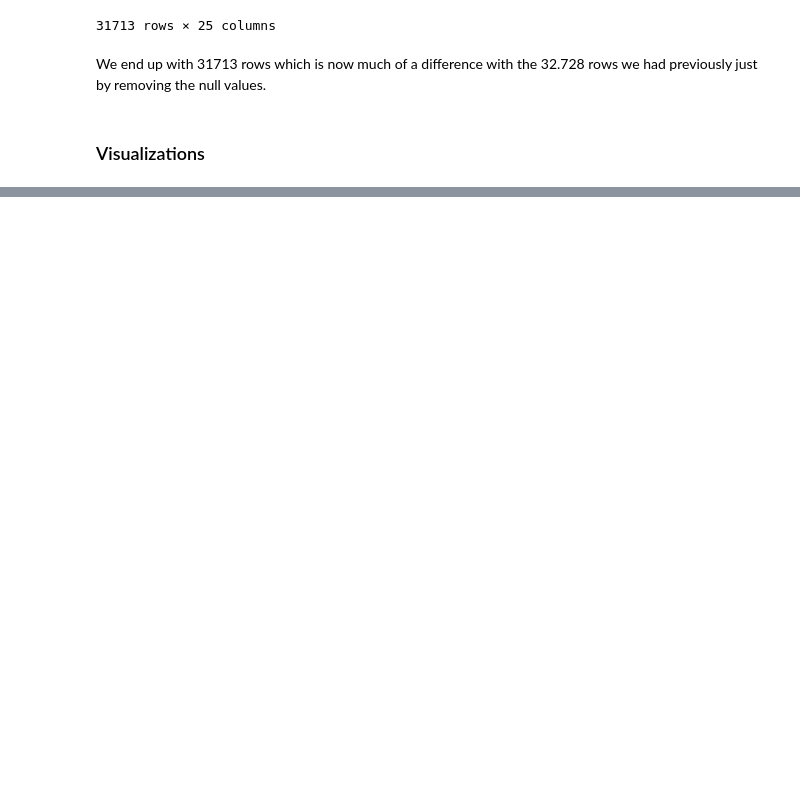
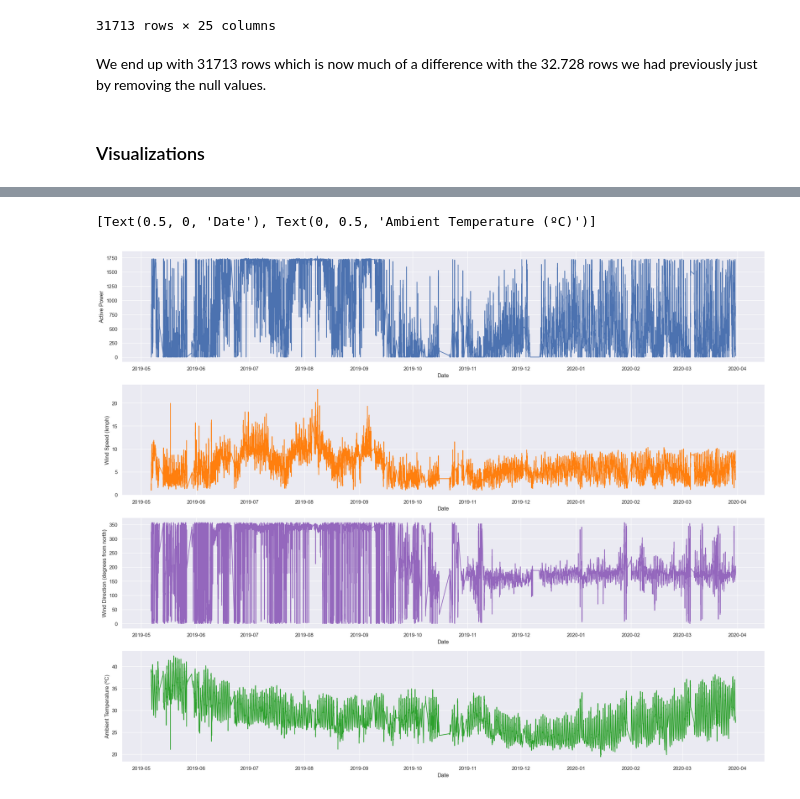
Before and after one commit to acrulopez/data-mining-UPM, a Jupyter notebook: Project.ipynb, the cells around one changed output, grey strips where cells are left out. Cells and saved outputs as stored; diff of their text form; code cells hidden in the pictures; blank space fills up the shorter version.

Commit message:
plots generated

```diff
--- a/Project.ipynb
+++ b/Project.ipynb
@@ -164,0 +178,14 @@ We end up with 31713 rows which is now much of a difference with the 32.728 rows
+# %%
+fig, ax = plt.subplots(4, figsize=(25, 20))
+
+ax[0].plot(df["Date"], df["ActivePower"])
+ax[0].set(xlabel="Date",ylabel="Active Power")
+ax[1].plot(df["Date"], df["WindSpeed"], 'tab:orange')
+ax[1].set(xlabel="Date",ylabel="Wind Speed (kmph)")
+ax[2].plot(df["Date"], df["WindDirection"], 'tab:purple')
+ax[2].set(xlabel="Date",ylabel="Wind Direction (degrees from north)")
+ax[3].plot(df["Date"], df["AmbientTemperatue"], 'tab:green')
+ax[3].set(xlabel="Date",ylabel="Ambient Temperature (ºC)")
+# %% [output]
+[Text(0.5, 0, 'Date'), Text(0, 0.5, 'Ambient Temperature (ºC)')]
+[figure, added]
```
Also changed, not shown: parts of 13 cells of this notebook.
